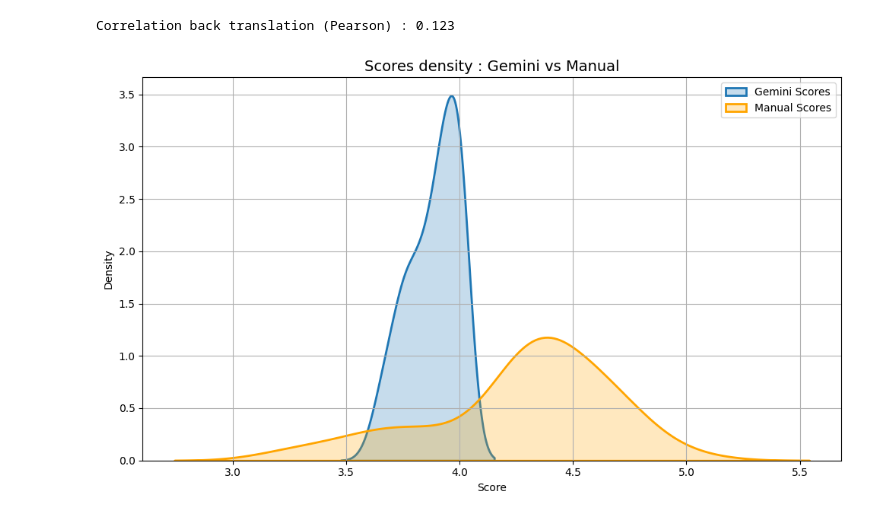
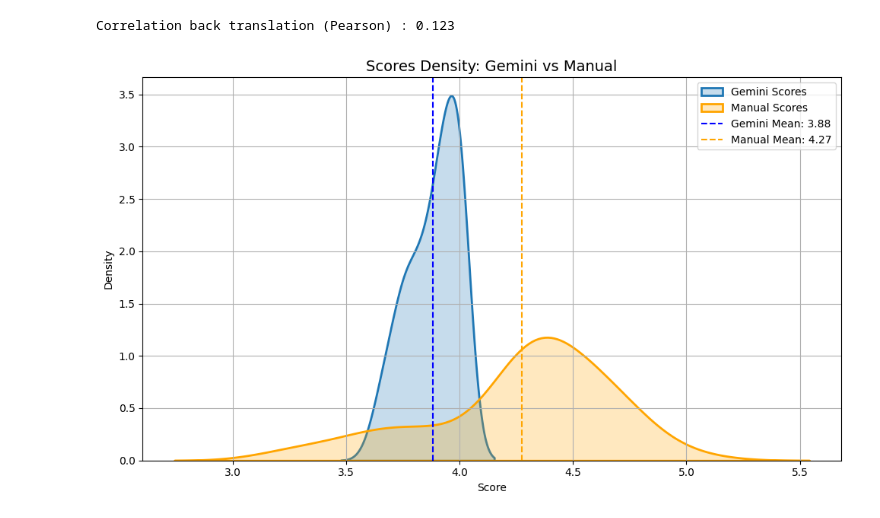
Before and after one commit to tgarnier067/MNLP-project-2, a Jupyter notebook: 05_correlation.ipynb, the cells around one changed output. Cells and saved outputs as stored; diff of their text form; code cells hidden in the pictures.

```diff
--- a/05_correlation.ipynb
+++ b/05_correlation.ipynb
@@ -118,19 +134,27 @@ Correlation back translation (Pearson) : 0.123
 # %%
 import pandas as pd
 import seaborn as sns
 import matplotlib.pyplot as plt
 
 df = scores_bart.copy()
 
 plt.figure(figsize=(10, 6))
+
 sns.kdeplot(df['gemini_score'], label='Gemini Scores', fill=True, linewidth=2)
 sns.kdeplot(df['manual_score'], label='Manual Scores', fill=True, linewidth=2, color='orange')
-plt.title("Scores density : Gemini vs Manual", fontsize=14)
+
+gemini_mean = df['gemini_score'].mean()
+manual_mean = df['manual_score'].mean()
+
+plt.axvline(gemini_mean, color='blue', linestyle='--', linewidth=1.5, label=f'Gemini Mean: {gemini_mean:.2f}')
+plt.axvline(manual_mean, color='orange', linestyle='--', linewidth=1.5, label=f'Manual Mean: {manual_mean:.2f}')
+
+plt.title("Scores Density: Gemini vs Manual", fontsize=14)
 plt.xlabel("Score")
 plt.ylabel("Density")
 plt.legend()
 plt.grid(True)
 plt.tight_layout()
 plt.show()
 # %% [output]
-[figure, old version]
+[figure, new version]
```
Also changed, not shown: parts of 5 cells of this notebook.
